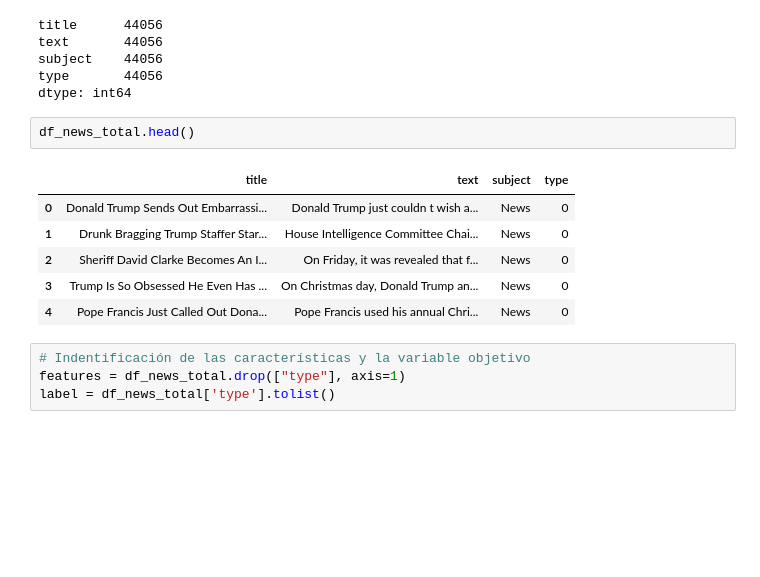
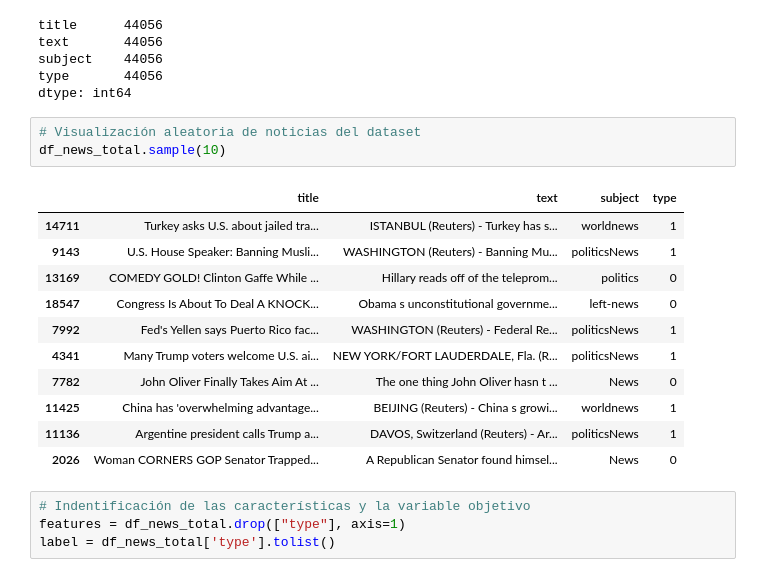
Before and after one commit to mkruiz/ProyectoUNAL, a Jupyter notebook: scripts/training/training.ipynb, the cells around one changed output. Saved outputs shown, nothing was run; the diff lists cells and outputs as text; blank space fills up the shorter version.

```diff
--- a/scripts/training/training.ipynb
+++ b/scripts/training/training.ipynb
@@ -174,15 +197,21 @@ text       44056
 subject    44056
 type       44056
 dtype: int64
-# %%
-df_news_total.head()
-# %% [output]
-|  | title | text | subject | type |
-| 0 | Donald Trump Sends Out Embarrassi... | Donald Trump just couldn t wish a... | News | 0 |
-| 1 | Drunk Bragging Trump Staffer Star... | House Intelligence Committee Chai... | News | 0 |
-| 2 | Sheriff David Clarke Becomes An I... | On Friday, it was revealed that f... | News | 0 |
-| 3 | Trump Is So Obsessed He Even Has ... | On Christmas day, Donald Trump an... | News | 0 |
-| 4 | Pope Francis Just Called Out Dona... | Pope Francis used his annual Chri... | News | 0 |
+# %%
+# Visualización aleatoria de noticias del dataset
+df_news_total.sample(10)
+# %% [output]
+|  | title | text | subject | type |
+| 14711 | Turkey asks U.S. about jailed tra... | ISTANBUL (Reuters) - Turkey has s... | worldnews | 1 |
+| 9143 | U.S. House Speaker: Banning Musli... | WASHINGTON (Reuters) - Banning Mu... | politicsNews | 1 |
+| 13169 | COMEDY GOLD! Clinton Gaffe While ... | Hillary reads off of the teleprom... | politics | 0 |
+| 18547 | Congress Is About To Deal A KNOCK... | Obama s unconstitutional governme... | left-news | 0 |
+| 7992 | Fed's Yellen says Puerto Rico fac... | WASHINGTON (Reuters) - Federal Re... | politicsNews | 1 |
+| 4341 | Many Trump voters welcome U.S. ai... | NEW YORK/FORT LAUDERDALE, Fla. (R... | politicsNews | 1 |
+| 7782 | John Oliver Finally Takes Aim At ... | The one thing John Oliver hasn t ... | News | 0 |
+| 11425 | China has 'overwhelming advantage... | BEIJING (Reuters) - China s growi... | worldnews | 1 |
+| 11136 | Argentine president calls Trump a... | DAVOS, Switzerland (Reuters) - Ar... | politicsNews | 1 |
+| 2026 | Woman CORNERS GOP Senator Trapped... | A Republican Senator found himsel... | News | 0 |
 # %%
 # Indentificación de las características y la variable objetivo
 features = df_news_total.drop(["type"], axis=1)
```
Also changed, not shown: parts of 92 cells of this notebook, 2 other files.
